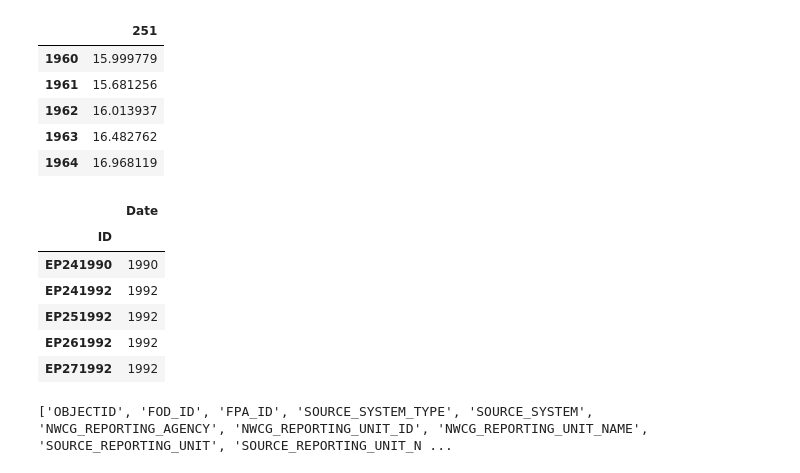
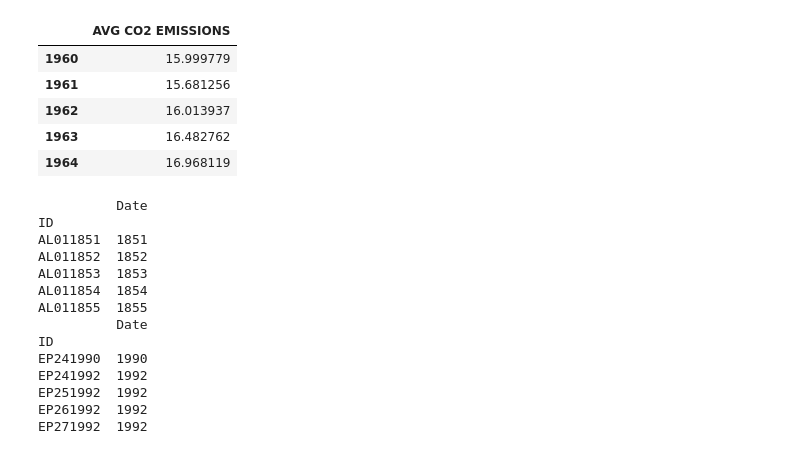
Before and after one commit to janet-jiang/cs216-final-project, a Jupyter notebook: Project Prototype Code (Cleaning, Visualizations).ipynb, the cells around one changed output. Cells and saved outputs as stored; diff of their text form; code cells hidden in the pictures.

```diff
--- a/Project Prototype Code (Cleaning, Visualizations).ipynb
+++ b/Project Prototype Code (Cleaning, Visualizations).ipynb
@@ -6,13 +6,14 @@ from scipy import stats
 import sqlite3
 # %%
 co2 = pd.read_csv('CO2_Emissions_1960-2018.csv')
-co2.head()
-USA = co2[co2["Country Name"]=="United States"]
-USA = USA.transpose()
-USA = USA[1:]
-USA.index = USA.index.astype("int64")
+# co2.head()
+usa_co2 = co2[co2["Country Name"] == "United States"].transpose()
+usa_co2 = usa_co2[1:].astype('float64')
+usa_co2 = usa_co2.rename(columns={251: 'AVG CO2 EMISSIONS'})
+usa_co2.index = usa_co2.index.astype('int64')
+usa_co2.head()
 # %% [output]
-|  | 251 |
+|  | AVG CO2 EMISSIONS |
 | 1960 | 15.999779 |
 | 1961 | 15.681256 |
 | 1962 | 16.013937 |
@@ -23,28 +24,33 @@ atlantic = pd.read_csv('atlantic.csv')
 pacific = pd.read_csv('pacific.csv')
 frames = [atlantic, pacific]
 hurricanes = pd.concat(frames)
-by_year = hurricanes.groupby("ID")["Date"].max()
-by_year_df = by_year.to_frame()
 
-by_year_df= by_year_df.astype({"Date" : "string"})
+by_year_df = hurricanes.groupby("ID")["Date"].max().to_frame()
+by_year_df = by_year_df.astype({"Date" : "string"})
 by_year_df.Date = by_year_df.Date.str[:4]
-by_year_df.head()
-by_year_df.tail()
+print(by_year_df.head())
+print(by_year_df.tail())
+
+atlantic_wind = atlantic.groupby("ID")["Maximum Wind"].max()
+pacific_wind = pacific.groupby("ID")["Maximum Wind"].max()
 # %% [output]
-|  | Date |
-| ID |  |
-| EP241990 | 1990 |
-| EP241992 | 1992 |
-| EP251992 | 1992 |
-| EP261992 | 1992 |
-| EP271992 | 1992 |
+          Date
+ID
+AL011851  1851
+AL011852  1852
+AL011853  1853
+AL011854  1854
+AL011855  1855
+          Date
+ID
+EP241990  1990
+EP241992  1992
+EP251992  1992
+EP261992  1992
+EP271992  1992
 # %%
 con = sqlite3.connect("FPA_FOD_20170508.sqlite")
 # c = con.cursor()
 # c.execute("SELECT name FROM sqlite_master WHERE type='table';")
 # print(c.fetchall())
 fires_df = pd.read_sql_query("SELECT * from Fires", con)
-fires_df.head()
-print(list(fires_df.columns))
-# %% [output]
-['OBJECTID', 'FOD_ID', 'FPA_ID', 'SOURCE_SYSTEM_TYPE', 'SOURCE_SYSTEM', 'NWCG_REPORTING_AGENCY', 'NWCG_REPORTING_UNIT_ID', 'NWCG_REPORTING_UNIT_NAME', 'SOURCE_REPORTING_UNIT', 'SOURCE_REPORTING_UNIT_N ...
```
Also changed, not shown: parts of 8 cells of this notebook.
